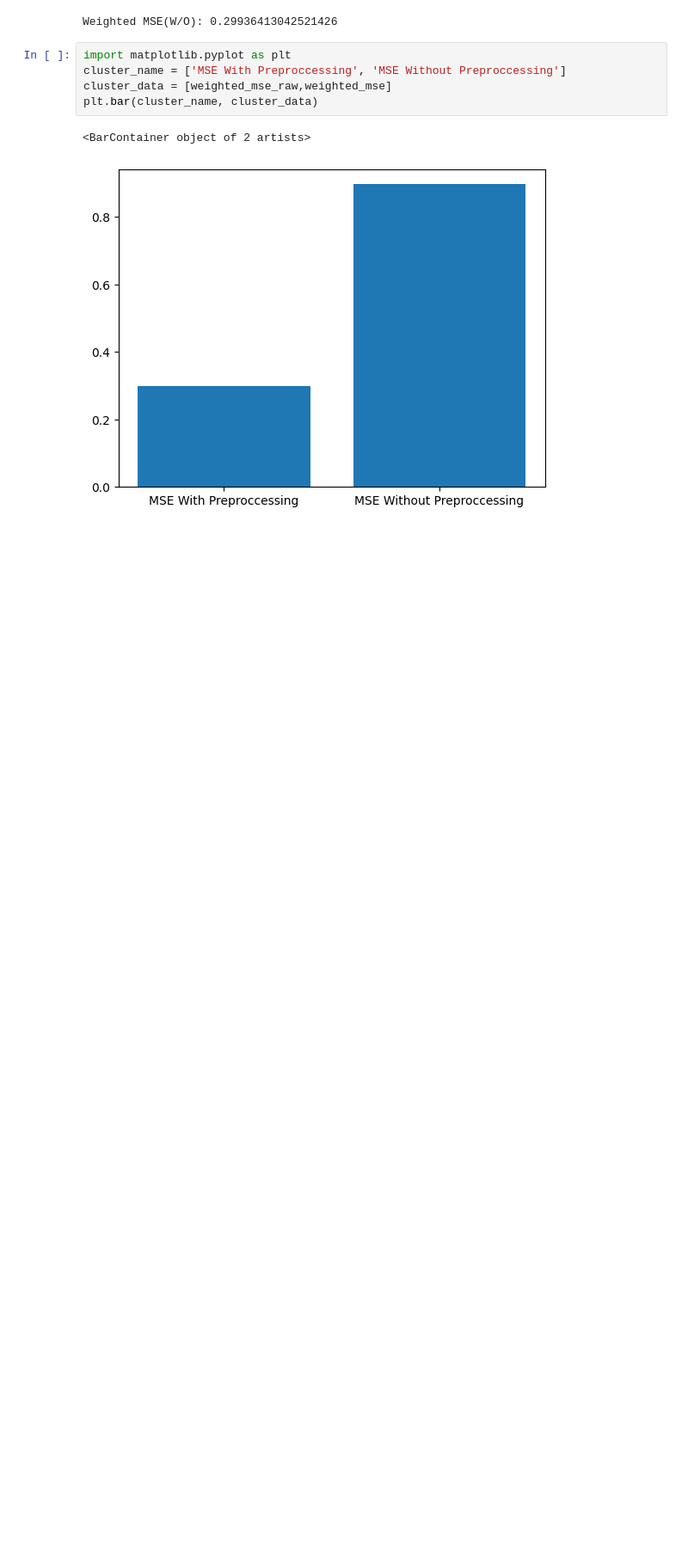
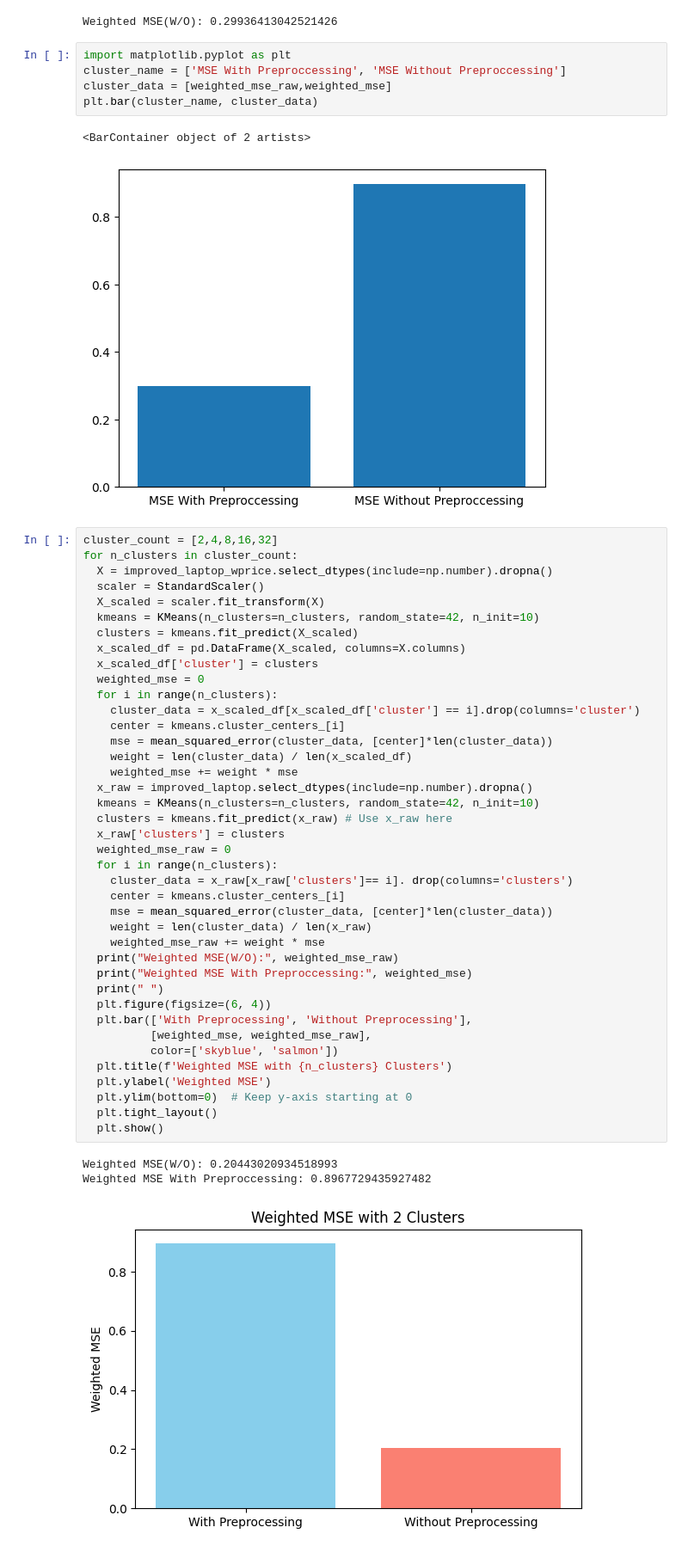
Before and after one commit to PreciousGemstone/CSSI-97-Project-insert_team_name-, a Jupyter notebook: Project_Clustering.ipynb, the cells around one changed output. Shown at 86% size. Saved outputs shown, nothing was run; the diff lists cells and outputs as text; blank space fills up the shorter version.

```diff
--- a/Project_Clustering.ipynb
+++ b/Project_Clustering.ipynb
@@ -254,3 +254,47 @@ plt.bar(cluster_name, cluster_data)
 # %% [output]
 <BarContainer object of 2 artists>
 [figure]
+# %%
+cluster_count = [2,4,8,16,32]
+for n_clusters in cluster_count:
+  X = improved_laptop_wprice.select_dtypes(include=np.number).dropna()
+  scaler = StandardScaler()
+  X_scaled = scaler.fit_transform(X)
+  kmeans = KMeans(n_clusters=n_clusters, random_state=42, n_init=10)
+  clusters = kmeans.fit_predict(X_scaled)
+  x_scaled_df = pd.DataFrame(X_scaled, columns=X.columns)
+  x_scaled_df['cluster'] = clusters
+  weighted_mse = 0
+  for i in range(n_clusters):
+    cluster_data = x_scaled_df[x_scaled_df['cluster'] == i].drop(columns='cluster')
+    center = kmeans.cluster_centers_[i]
+    mse = mean_squared_error(cluster_data, [center]*len(cluster_data))
+    weight = len(cluster_data) / len(x_scaled_df)
+    weighted_mse += weight * mse
+  x_raw = improved_laptop.select_dtypes(include=np.number).dropna()
+  kmeans = KMeans(n_clusters=n_clusters, random_state=42, n_init=10)
+  clusters = kmeans.fit_predict(x_raw) # Use x_raw here
+  x_raw['clusters'] = clusters
+  weighted_mse_raw = 0
+  for i in range(n_clusters):
+    cluster_data = x_raw[x_raw['clusters']== i]. drop(columns='clusters')
+    center = kmeans.cluster_centers_[i]
+    mse = mean_squared_error(cluster_data, [center]*len(cluster_data))
+    weight = len(cluster_data) / len(x_raw)
+    weighted_mse_raw += weight * mse
+  print("Weighted MSE(W/O):", weighted_mse_raw)
+  print("Weighted MSE With Preproccessing:", weighted_mse)
+  print(" ")
+  plt.figure(figsize=(6, 4))
+  plt.bar(['With Preprocessing', 'Without Preprocessing'],
+          [weighted_mse, weighted_mse_raw],
+          color=['skyblue', 'salmon'])
+  plt.title(f'Weighted MSE with {n_clusters} Clusters')
+  plt.ylabel('Weighted MSE')
+  plt.ylim(bottom=0)  # Keep y-axis starting at 0
+  plt.tight_layout()
+  plt.show()
+# %% [output]
+Weighted MSE(W/O): 0.20443020934518993
+Weighted MSE With Preproccessing: 0.8967729435927482
+[figure, added]
```
Also changed, not shown: parts of 1 cell of this notebook.
